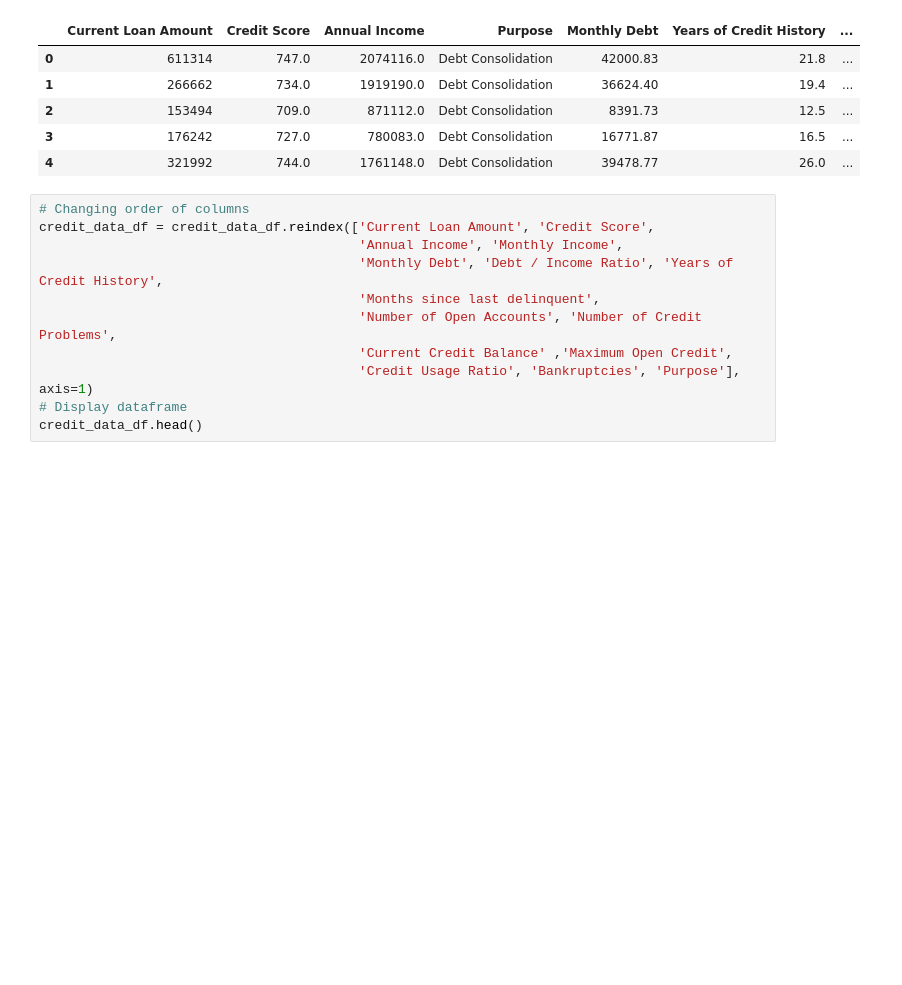
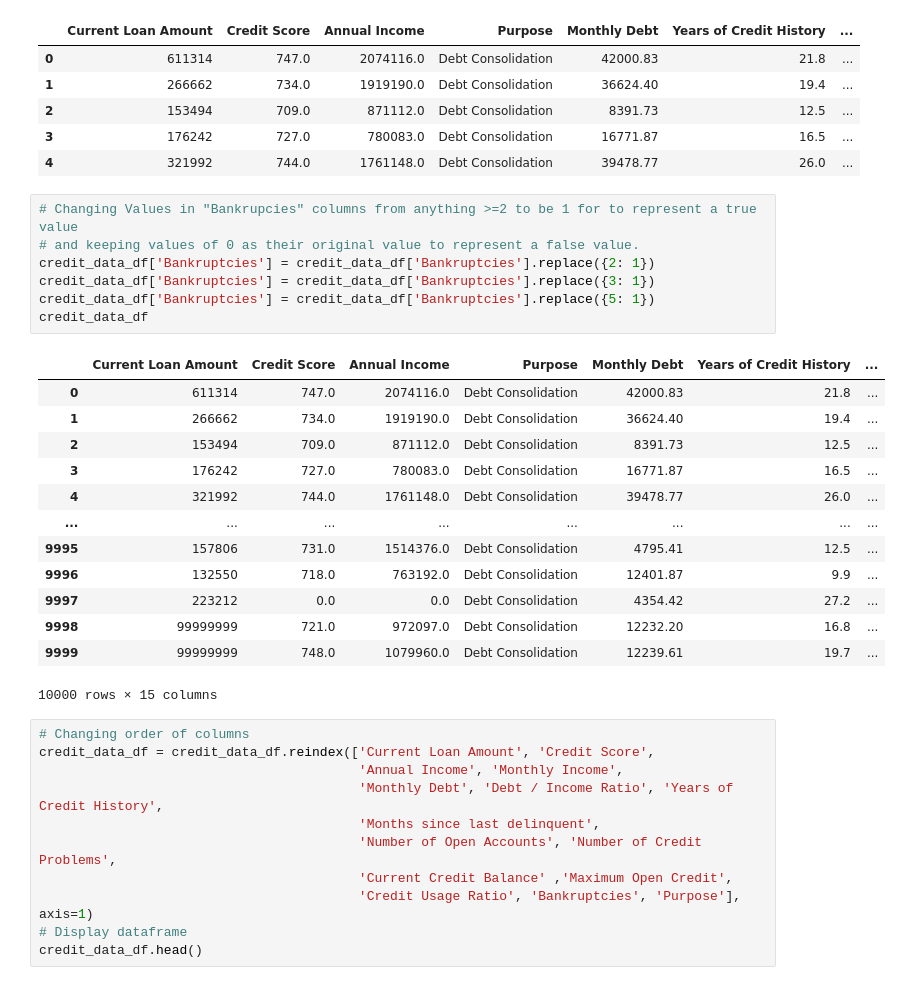
Before and after one commit to CJO100293/Project-4, a Jupyter notebook: ETL/ETL.ipynb, the cells around one changed output. Drawn from its saved outputs; the diff is of its cells as text; blank space fills up the shorter version.

```diff
--- a/ETL/ETL.ipynb
+++ b/ETL/ETL.ipynb
@@ -96,6 +96,27 @@ credit_data_df.head()
 | 2 | 153494 | 709.0 | 871112.0 | Debt Consolidation | 8391.73 | 12.5 | ... |
 | 3 | 176242 | 727.0 | 780083.0 | Debt Consolidation | 16771.87 | 16.5 | ... |
 | 4 | 321992 | 744.0 | 1761148.0 | Debt Consolidation | 39478.77 | 26.0 | ... |
+# %%
+# Changing Values in "Bankrupcies" columns from anything >=2 to be 1 for to represent a true value
+# and keeping values of 0 as their original value to represent a false value.
+credit_data_df['Bankruptcies'] = credit_data_df['Bankruptcies'].replace({2: 1})
+credit_data_df['Bankruptcies'] = credit_data_df['Bankruptcies'].replace({3: 1})
+credit_data_df['Bankruptcies'] = credit_data_df['Bankruptcies'].replace({5: 1})
+credit_data_df
+# %% [output]
+|  | Current Loan Amount | Credit Score | Annual Income | Purpose | Monthly Debt | Years of Credit History | ... |
+| 0 | 611314 | 747.0 | 2074116.0 | Debt Consolidation | 42000.83 | 21.8 | ... |
+| 1 | 266662 | 734.0 | 1919190.0 | Debt Consolidation | 36624.40 | 19.4 | ... |
+| 2 | 153494 | 709.0 | 871112.0 | Debt Consolidation | 8391.73 | 12.5 | ... |
+| 3 | 176242 | 727.0 | 780083.0 | Debt Consolidation | 16771.87 | 16.5 | ... |
+| 4 | 321992 | 744.0 | 1761148.0 | Debt Consolidation | 39478.77 | 26.0 | ... |
+| ... | ... | ... | ... | ... | ... | ... | ... |
+| 9995 | 157806 | 731.0 | 1514376.0 | Debt Consolidation | 4795.41 | 12.5 | ... |
+| 9996 | 132550 | 718.0 | 763192.0 | Debt Consolidation | 12401.87 | 9.9 | ... |
+| 9997 | 223212 | 0.0 | 0.0 | Debt Consolidation | 4354.42 | 27.2 | ... |
+| 9998 | 99999999 | 721.0 | 972097.0 | Debt Consolidation | 12232.20 | 16.8 | ... |
+| 9999 | 99999999 | 748.0 | 1079960.0 | Debt Consolidation | 12239.61 | 19.7 | ... |
+10000 rows × 15 columns
 # %%
 # Changing order of columns
 credit_data_df = credit_data_df.reindex(['Current Loan Amount', 'Credit Score',
```
